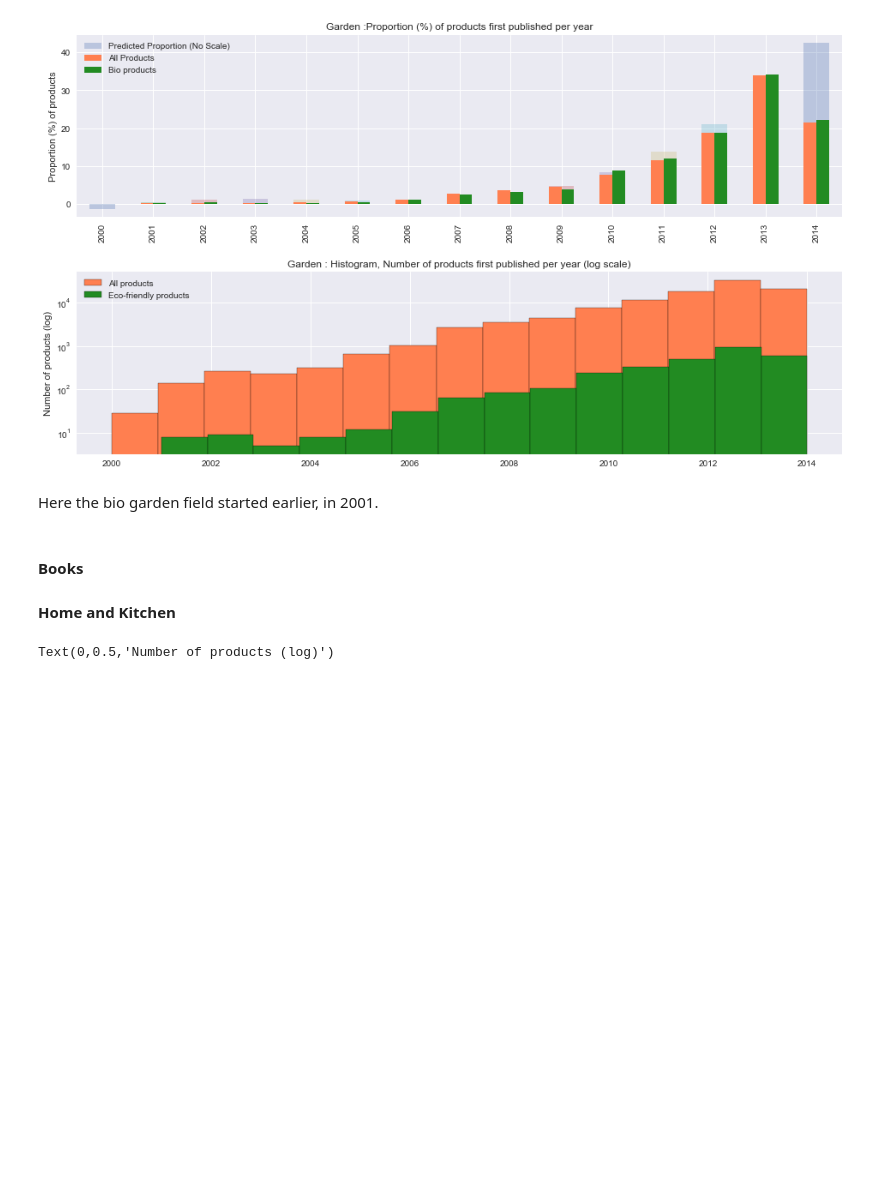
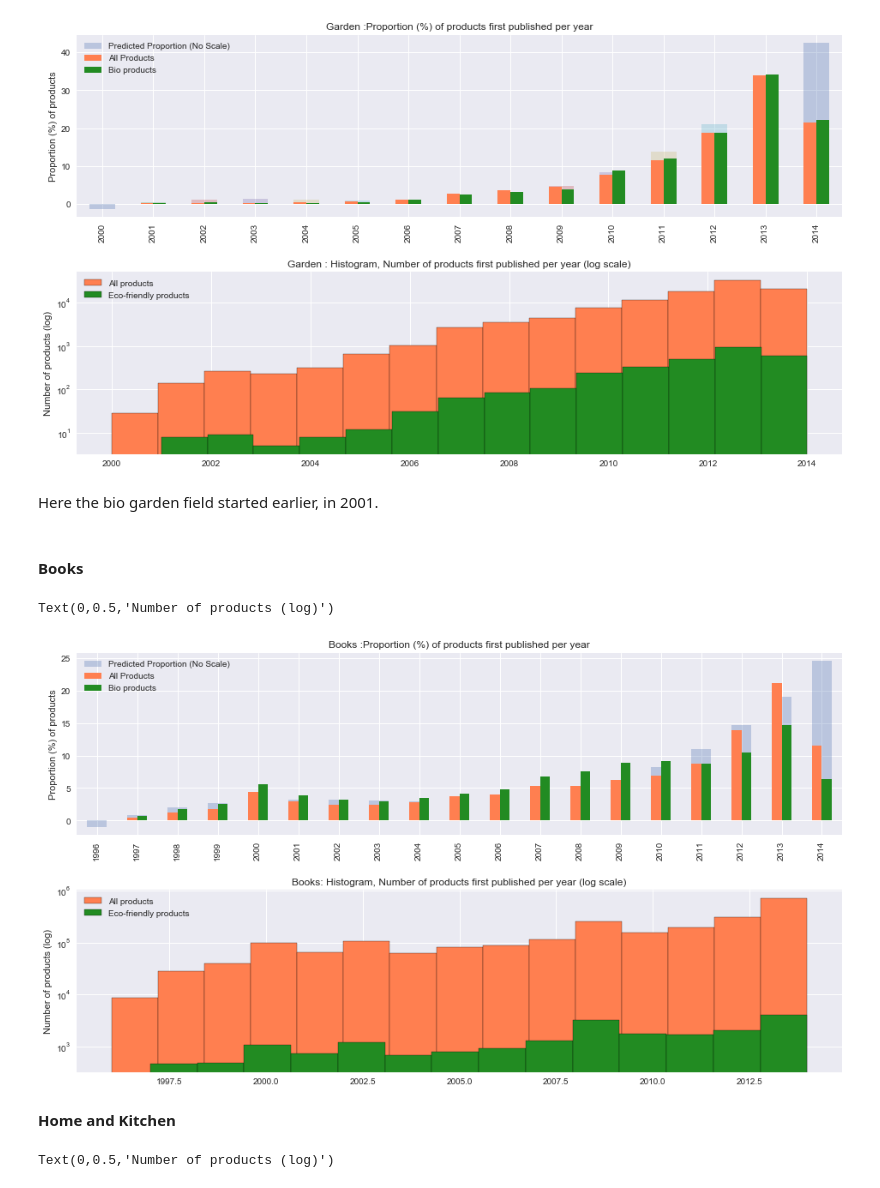
Before and after one commit to MaxencePPierre/ada-project, a Jupyter notebook: project_general.ipynb, the cells around one changed output. Drawn from its saved outputs; the diff is of its cells as text; code cells hidden in the pictures; blank space fills up the shorter version.

Commit message:
Books analyses

```diff
--- a/project_general.ipynb
+++ b/project_general.ipynb
@@ -613,10 +620,14 @@ Here the bio garden field started earlier, in 2001.
 
 **Books**
 # %%
+# Compute and aggregate first review --> publication year of the product : Ecofriendly products
 booksbio_firstrev = books_review_product_join.groupBy("asin").agg(sqlf.min("unixReviewTime"))
 booksbio_firstrev_pd = booksbio_firstrev.toPandas()
 booksbio_firstrev_pd['Year'] = pd.to_datetime(booksbio_firstrev_pd['min(unixReviewTime)'],unit='s').map(lambda x: x.year)
+booksbio_firstrev_pd = booksbio_firstrev_pd.drop('min(unixReviewTime)', axis=1)
 
+# Compute and aggregate first review --> publication year of the product : All products
 booksall_firstrev = books_reviews.groupBy("asin").agg(sqlf.min("unixReviewTime"))
-booksall_firstrev_pd = booksall_firstrev.toPandas()
-booksall_firstrev_pd['Year'] = pd.to_datetime(booksall_firstrev_pd['min(unixReviewTime)'],unit='s').map(lambda x: x.year)
+bookseall_firstrev_pd = booksall_firstrev.toPandas()
+bookseall_firstrev_pd['Year'] = pd.to_datetime(bookseall_firstrev_pd['min(unixReviewTime)'],unit='s').map(lambda x: x.year)
+bookseall_firstrev_pd = bookseall_firstrev_pd.drop(['min(unixReviewTime)'], axis=1)
@@ -634,3 +650,42 @@ plt.show()
+# %%
+# Compute predicted model for 2014
+X_books = np.array(books_firstrev_histogram.index)
+X_books = X_books.reshape(-1,1)
+X_books_train = X_books[0:-1]
+
+y_books = np.array(books_firstrev_histogram['All Products'])
+y_books = y_books.reshape(-1,1)
+y_books_train = y_books[0:-1]
+
+model = make_pipeline(PolynomialFeatures(5), Ridge())
+model.fit(X_books_train, y_books_train)
+predicted_books = model.predict(X_books)
+predicted_books = predicted_books.reshape(-1,)
+X_books = X_books.reshape(-1,)
+predicted_books_series = pd.Series(predicted_books, index=X_books)
+# %%
+fig, axes = plt.subplots(2,1)
+fig.set_size_inches(16,9)
+
+#Plot preditcted proportion
+ax1 = predicted_books_series.plot(kind='bar', alpha=0.3,ax=axes[0])
+# Plot proportion of products/year
+books_firstrev_histogram.plot(kind='bar',color=['coral','forestgreen'], ax=ax1)
+ax1.legend(['Predicted Proportion (No Scale)','All Products','Bio products'])
+
+ax1.set_title("Books :Proportion (%) of products first published per year")
+ax1.set_ylabel("Proportion (%) of products")
+
+# Plot histogram products/year
+ax2 = booksall_firstrev_pd.hist("Year", log=True, color="coral", edgecolor='black', bins=15, ax=axes[1])
+booksbio_firstrev_pd.hist("Year", color="forestgreen", edgecolor='black', log=True,bins=14,ax=ax2)
+
+plt.legend(['All products',"Eco-friendly products"])
+plt.title('Books: Histogram, Number of products first published per year (log scale)')
+plt.ylabel("Number of products (log)")
+# %% [output]
+Text(0,0.5,'Number of products (log)')
+[figure, added]
 # %% [markdown]
 **Home and Kitchen**
 # %%
```
Also changed, not shown: parts of 37 cells of this notebook, 1 other file.
